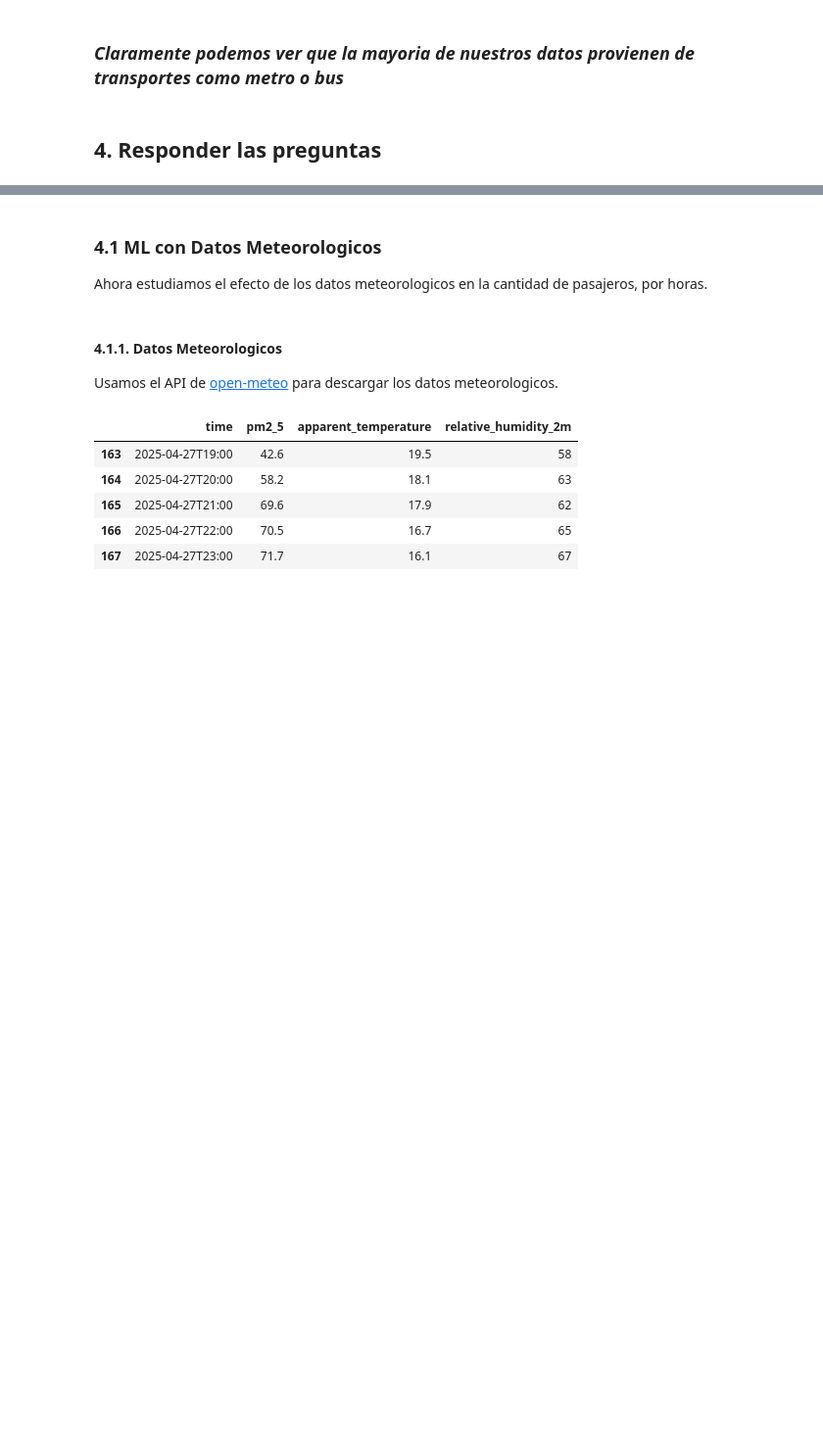
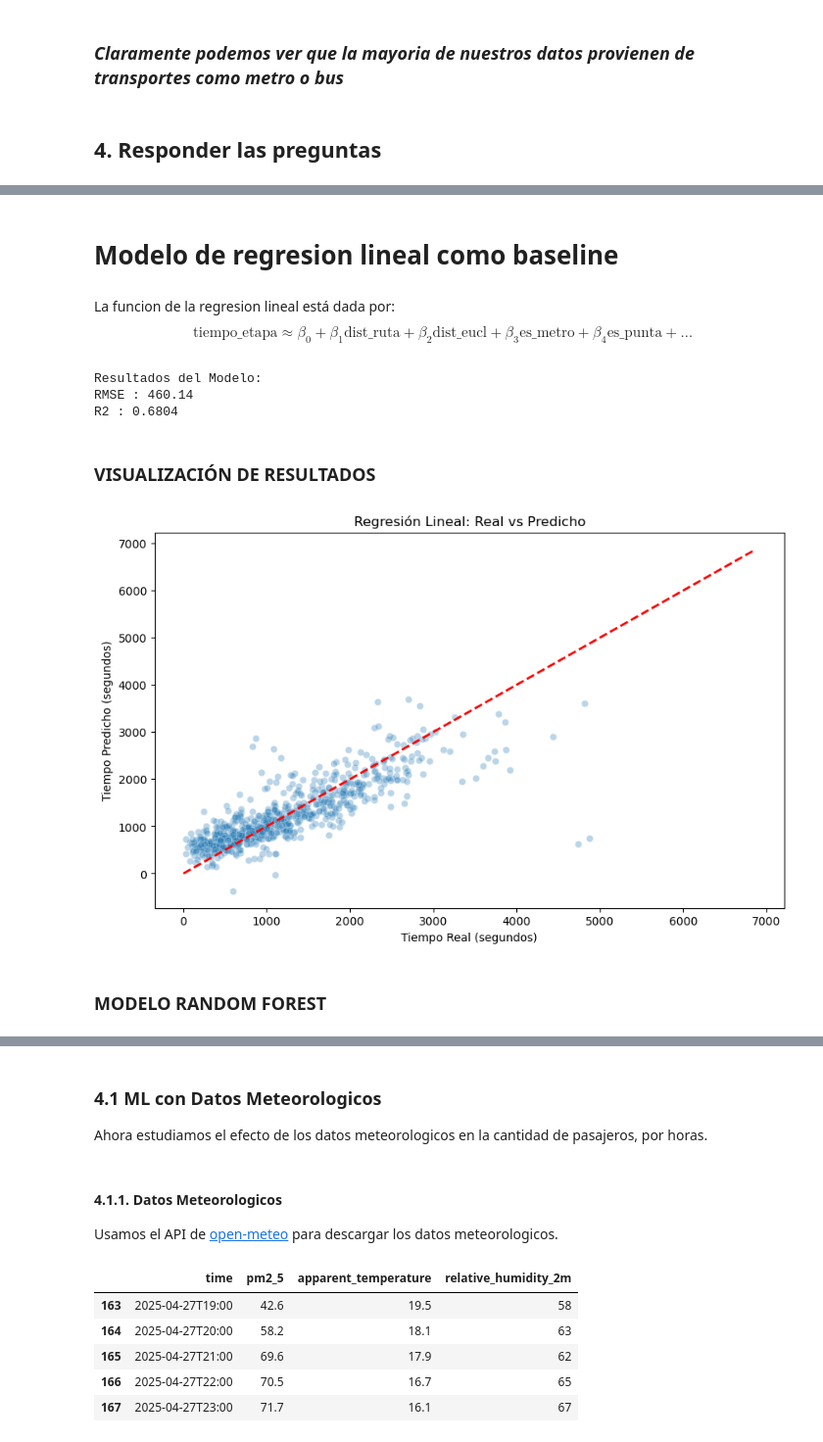
Before and after one commit to Cheng-0201/Proyecto-de-Ciencia-de-Dato, a Jupyter notebook: notebooks/Informe_Final.ipynb, the cells around one changed output, grey strips where cells are left out. Shown at 98% size. Cells and saved outputs as stored; diff of their text form; code cells hidden in the pictures; blank space fills up the shorter version.

Commit message:
agrego modelo regresion lineal, random forest y gradient

```diff
--- a/notebooks/Informe_Final.ipynb
+++ b/notebooks/Informe_Final.ipynb
@@ -449,0 +463,50 @@ plt.show()
+# %% [markdown]
+# Modelo de regresion lineal como baseline
+# %% [markdown]
+La funcion de la regresion lineal está dada por:
+$$\text{tiempo\_etapa} \approx \beta_0 + \beta_1\text{dist\_ruta} + \beta_2\text{dist\_eucl} + \beta_3\text{es\_metro} + \beta_4\text{es\_punta} + \dots$$
+# %%
+df_model = transfo_df.dropna(subset=['tiempo_etapa']).copy()
+features = [
+    'dist_ruta_paraderos',
+    'dist_eucl_paraderos',
+    'tipo_transporte',
+    'time_type',
+    'comuna_subida'
+]
+
+X = df_model[features]
+y = df_model['tiempo_etapa']
+
+#Hacemos One-Hot Encoding
+X = pd.get_dummies(X, columns=['tipo_transporte', 'time_type', 'comuna_subida'], drop_first=True)
+X_train, X_test, y_train, y_test = train_test_split(X, y, test_size=0.2, random_state=42)
+
+model = LinearRegression()
+model.fit(X_train, y_train)
+y_pred = model.predict(X_test)
+
+rmse = np.sqrt(mean_squared_error(y_test, y_pred))
+r2 = r2_score(y_test, y_pred)
+
+print(f"Resultados del Modelo:")
+print(f"RMSE : {rmse:.2f}")
+print(f"R2 : {r2:.4f}")
+# %% [output]
+Resultados del Modelo:
+RMSE : 460.14
+R2 : 0.6804
+# %% [markdown]
+###  VISUALIZACIÓN DE RESULTADOS
+# %%
+plt.figure(figsize=(10, 6))
+sns.scatterplot(x=y_test, y=y_pred, alpha=0.3)
+plt.plot([y.min(), y.max()], [y.min(), y.max()], 'r--', lw=2) # Línea de perfección
+plt.xlabel('Tiempo Real (segundos)')
+plt.ylabel('Tiempo Predicho (segundos)')
+plt.title('Regresión Lineal: Real vs Predicho')
+plt.show()
+# %% [output]
+[figure, added]
+# %% [markdown]
+###  MODELO RANDOM FOREST
```
Also changed, not shown: parts of 18 cells of this notebook.
